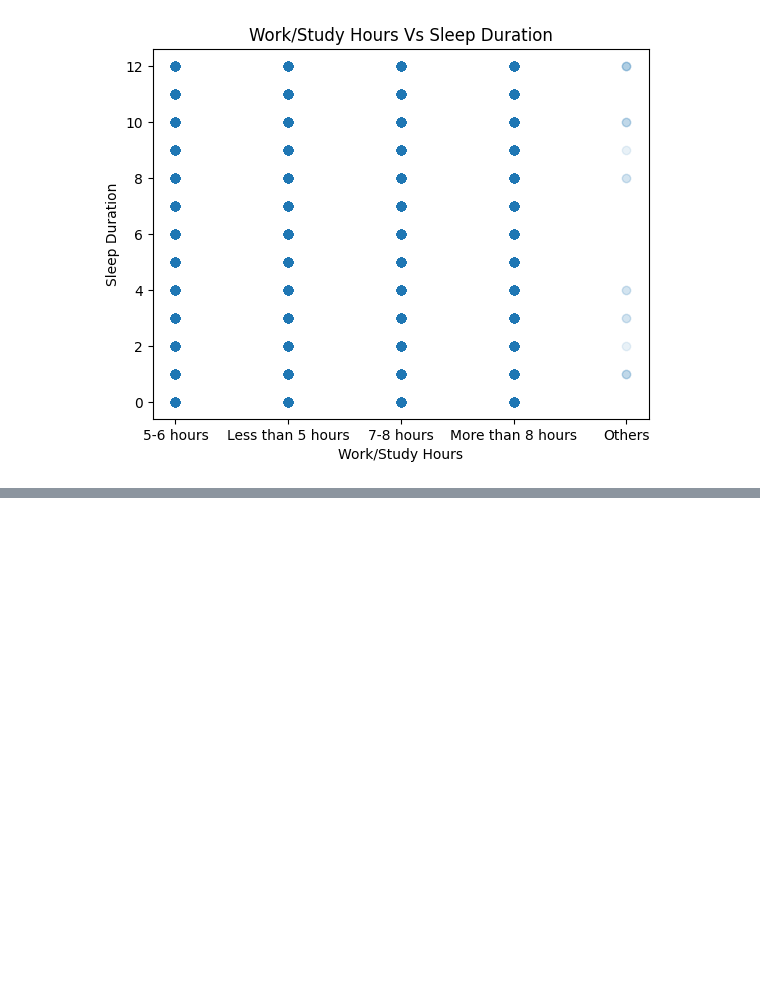
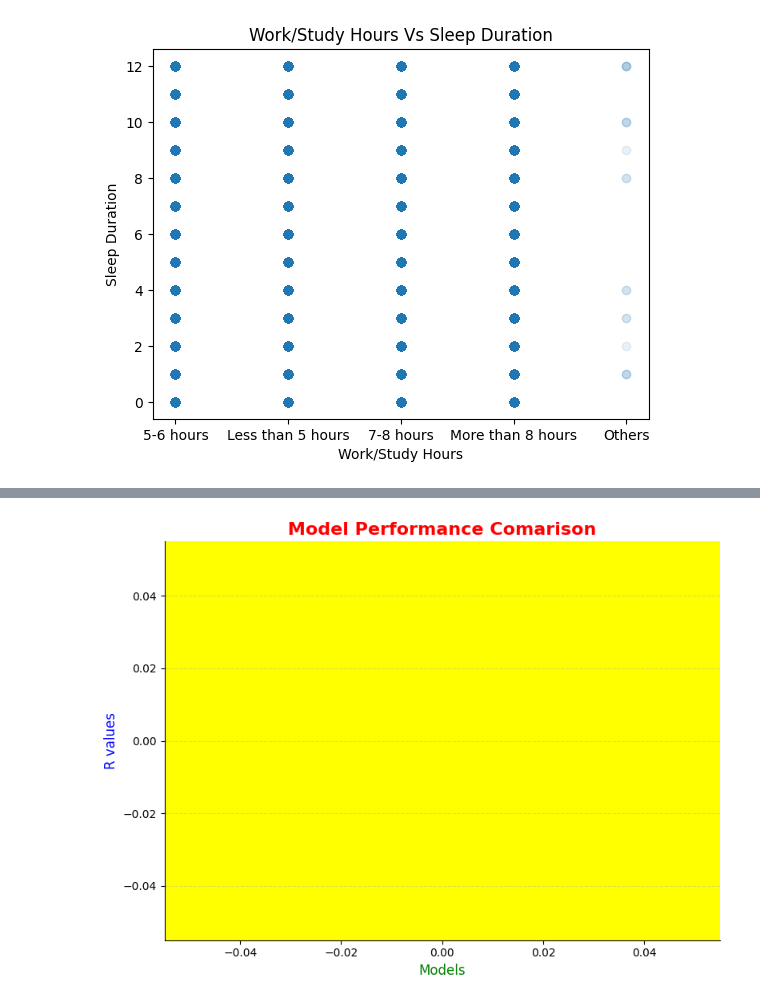
Before and after one commit to Nobel2208319/Data-Analysis-Project, a Jupyter notebook: Untitled0.ipynb, the cells around one changed output, grey strips where cells are left out. Drawn from its saved outputs; the diff is of its cells as text; code cells hidden in the pictures; blank space fills up the shorter version.

```diff
--- a/Untitled0.ipynb
+++ b/Untitled0.ipynb
@@ -104,0 +170,23 @@ IndentationError: unexpected indent (ipython-input-1850010394.py, line 5)
+# %%
+colors = ['red', 'green', 'blue', 'yellow', 'purple']
+plt.figure(figsize=(8, 6))
+bars = plt.bar(errors.keys(), errors.values(), color=colors[:len(errors)])
+for bar in bars:
+    bar.set_linewidth(0)
+    bar.set_edgecolor('none')
+    bar.set_zorder(3)
+
+plt.title(' Model Performance Comarison ', fontsize=16, fontweight='bold', color='red')
+plt.xlabel('Models', fontsize=12, color='green')
+plt.ylabel('R values', fontsize=12, color='blue')
+
+plt.gca().set_facecolor('yellow')
+plt.grid(axis='y', linestyle='--', alpha=0.4)
+
+plt.gca().spines['top'].set_visible(False)
+plt.gca().spines['right'].set_visible(False)
+
+plt.tight_layout()
+plt.show()
+# %% [output]
+[figure, added]
```
Also changed, not shown: parts of 9 cells of this notebook.
